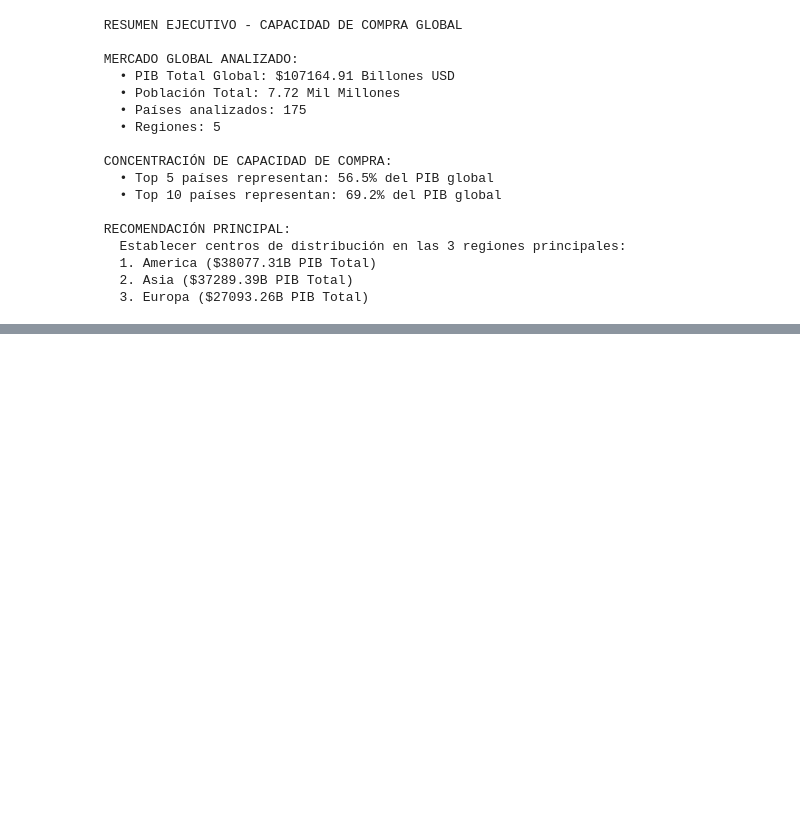
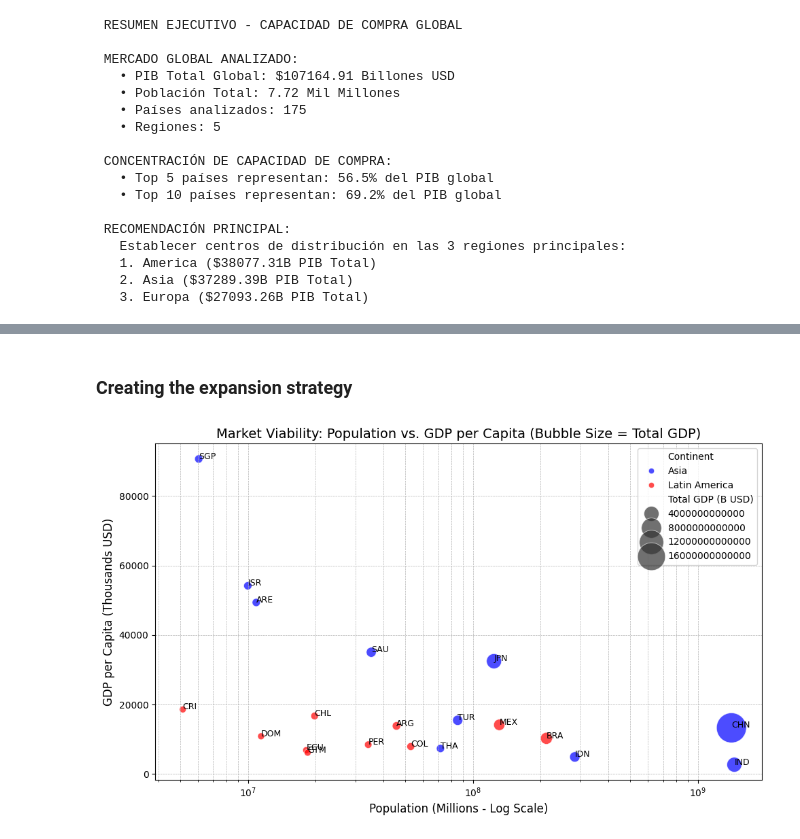
Before and after one commit to monroyminerodiego/visualization-tools-IX, a Jupyter notebook: ML/U2/PortfolioU2/01_hierarchical_analysis.ipynb, the cells around one changed output, grey strips where cells are left out. Drawn from its saved outputs; the diff is of its cells as text; code cells hidden in the pictures; blank space fills up the shorter version.

```diff
--- a/ML/U2/PortfolioU2/01_hierarchical_analysis.ipynb
+++ b/ML/U2/PortfolioU2/01_hierarchical_analysis.ipynb
@@ -743,0 +746,3 @@ for i, (region, gdp) in enumerate(top_regions.head(3).items(), 1):
+# %%
+countries_df = pd.read_csv('./data/01_gdp_population.csv')
+countries_df
@@ -743,0 +963,4 @@ for i, (region, gdp) in enumerate(top_regions.head(3).items(), 1):
+# %%
+# droping countries with GDP of 0 since they were originally null values
+
+countries_df = countries_df[countries_df['GDP'] > 0]
@@ -743,0 +1085,7 @@ for i, (region, gdp) in enumerate(top_regions.head(3).items(), 1):
+# %%
+filtered_df = countries_df[countries_df['Continent'].isin(['Asia', 'Latin America'])]
+filtered_df = filtered_df.sort_values(by=['Total GDP'], axis=0, ascending=False)
+asia_df = filtered_df[filtered_df['Continent'] == 'Asia'].sort_values(by=['Total GDP'], ascending=False).head(10)
+latam_df = filtered_df[filtered_df['Continent'] == 'Latin America'].sort_values(by=['Total GDP'], ascending=False).head(10)
+top_df = pd.concat(objs=[asia_df, latam_df])
+top_df
@@ -743,0 +1110,35 @@ for i, (region, gdp) in enumerate(top_regions.head(3).items(), 1):
+# %% [markdown]
+### **Creating the expansion strategy**
+# %%
+# Calculate the new variable: Total GDP (in Billions USD)
+# (Population in M * GDP per Capita in k USD) -> Billion USD
+filtered_df['Total GDP (B USD)'] = filtered_df['Population'] * filtered_df['GDP']
+top_df['Total GDP (B USD)'] = top_df['Population'] * top_df['GDP']
+
+# --- VISUALIZATION 1: External Viability (Scatter Plot) ---
+plt.figure(figsize=(10, 6))
+# Use log scale for Population to handle the wide range of values effectively
+scatter = sns.scatterplot(
+    data=top_df,
+    x='Population',
+    y='GDP',
+    size='Total GDP (B USD)',
+    hue='Continent',
+    sizes=(50, 1000), # Define min/max size for markers
+    alpha=0.7,
+    palette={'Latin America': 'red', 'Asia': 'blue'}
+)
+
+# Add annotations (country codes)
+for i, row in top_df.iterrows():
+    plt.annotate(row['Country Code'], (row['Population'], row['GDP']), fontsize=9)
+
+plt.title('Market Viability: Population vs. GDP per Capita (Bubble Size = Total GDP)', fontsize=14)
+plt.xlabel('Population (Millions - Log Scale)', fontsize=12)
+plt.ylabel('GDP per Capita (Thousands USD)', fontsize=12)
+plt.xscale('log')
+plt.grid(True, which="both", ls="--", linewidth=0.5)
+plt.tight_layout()
+plt.show()
+# %% [output]
+[figure, added]
```
Also changed, not shown: parts of 27 cells of this notebook, 1 other file.
